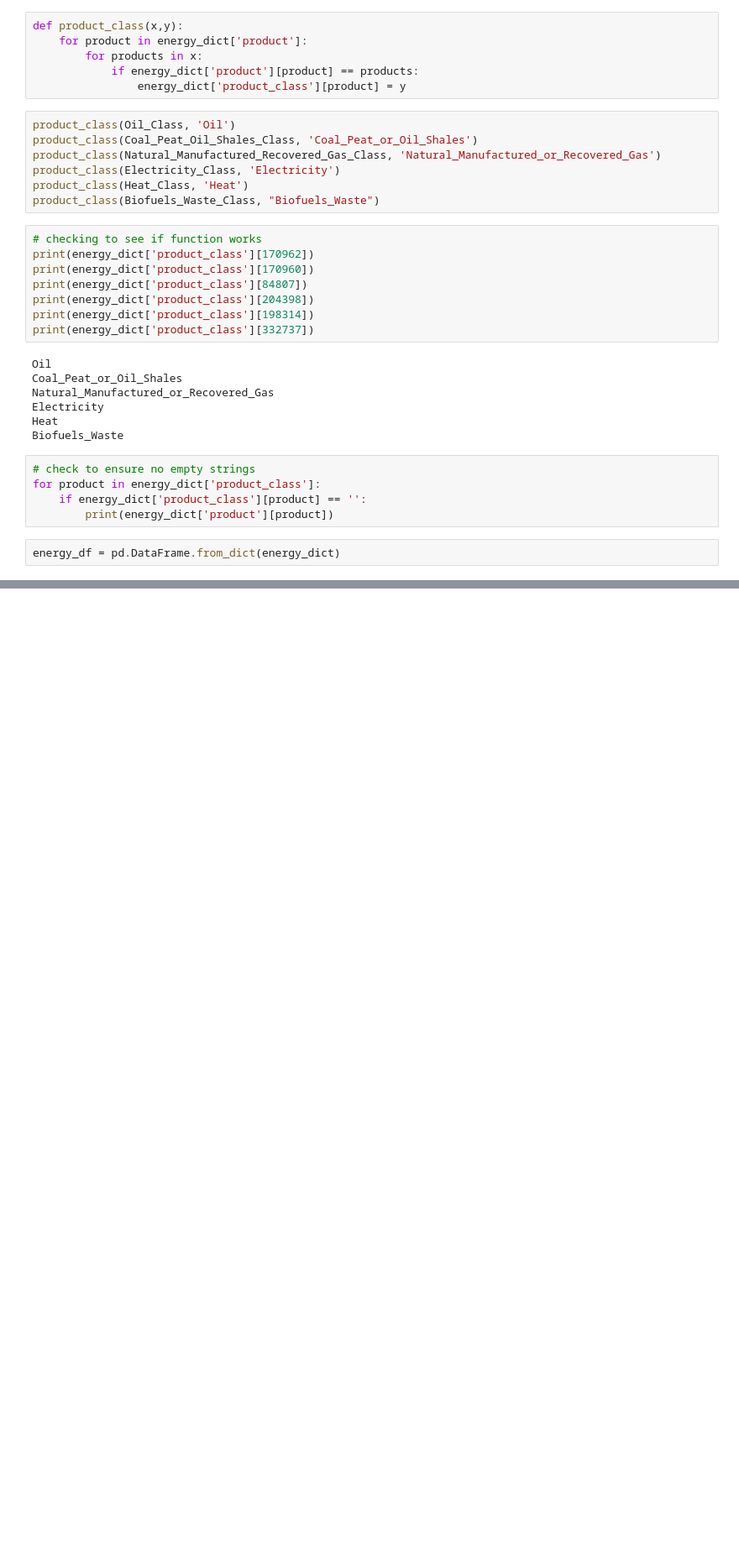
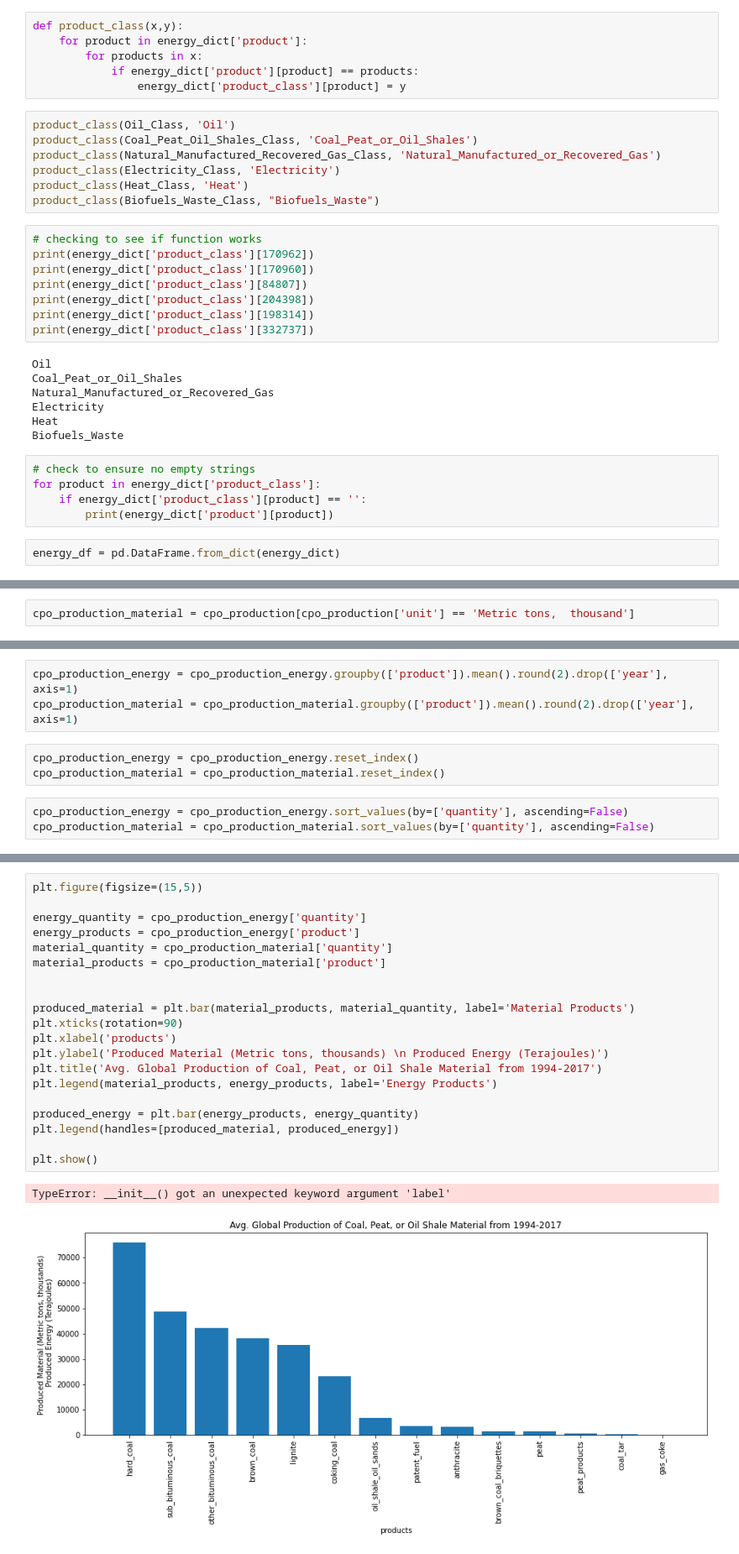
Before and after one commit to philipayazi/International-Energy-Statistics, a Jupyter notebook: International_Energy_Statistics.ipynb, the cells around one changed output, grey strips where cells are left out. Shown at 84% size. Cells and saved outputs as stored; diff of their text form; blank space fills up the shorter version.

Commit message:
visualized produced material from CPO

```diff
--- a/International_Energy_Statistics.ipynb
+++ b/International_Energy_Statistics.ipynb
@@ -197,0 +324,2 @@ KeyError: 'Electricity - total wind production'
+# %%
+cpo_production_material = cpo_production[cpo_production['unit'] == 'Metric tons,  thousand']
@@ -197,0 +344,9 @@ KeyError: 'Electricity - total wind production'
+# %%
+cpo_production_energy = cpo_production_energy.groupby(['product']).mean().round(2).drop(['year'], axis=1)
+cpo_production_material = cpo_production_material.groupby(['product']).mean().round(2).drop(['year'], axis=1)
+# %%
+cpo_production_energy = cpo_production_energy.reset_index()
+cpo_production_material = cpo_production_material.reset_index()
+# %%
+cpo_production_energy = cpo_production_energy.sort_values(by=['quantity'], ascending=False)
+cpo_production_material = cpo_production_material.sort_values(by=['quantity'], ascending=False)
@@ -197,0 +367,23 @@ KeyError: 'Electricity - total wind production'
+# %%
+plt.figure(figsize=(15,5))
+
+energy_quantity = cpo_production_energy['quantity']
+energy_products = cpo_production_energy['product']
+material_quantity = cpo_production_material['quantity']
+material_products = cpo_production_material['product']
+
+
+produced_material = plt.bar(material_products, material_quantity, label='Material Products')
+plt.xticks(rotation=90)
+plt.xlabel('products')
+plt.ylabel('Produced Material (Metric tons, thousands) \n Produced Energy (Terajoules)')
+plt.title('Avg. Global Production of Coal, Peat, or Oil Shale Material from 1994-2017')
+plt.legend(material_products, energy_products, label='Energy Products')
+
+produced_energy = plt.bar(energy_products, energy_quantity)
+plt.legend(handles=[produced_material, produced_energy])
+
+plt.show()
+# %% [output]
+TypeError: __init__() got an unexpected keyword argument 'label'
+[figure, added]
```
Also changed, not shown: parts of 29 cells of this notebook.
